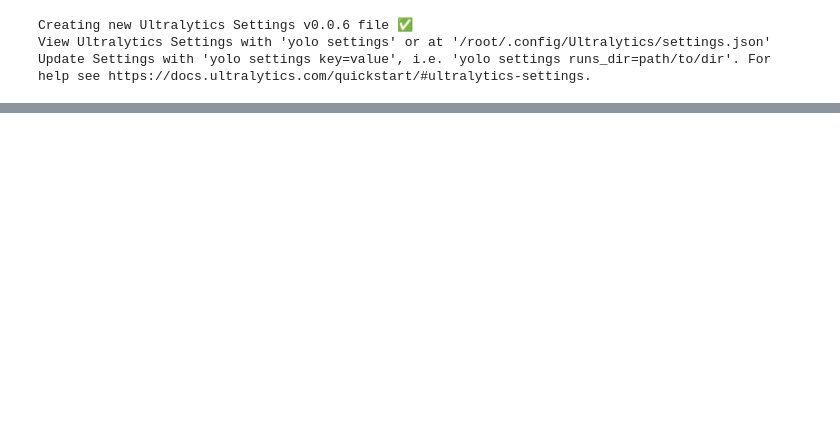
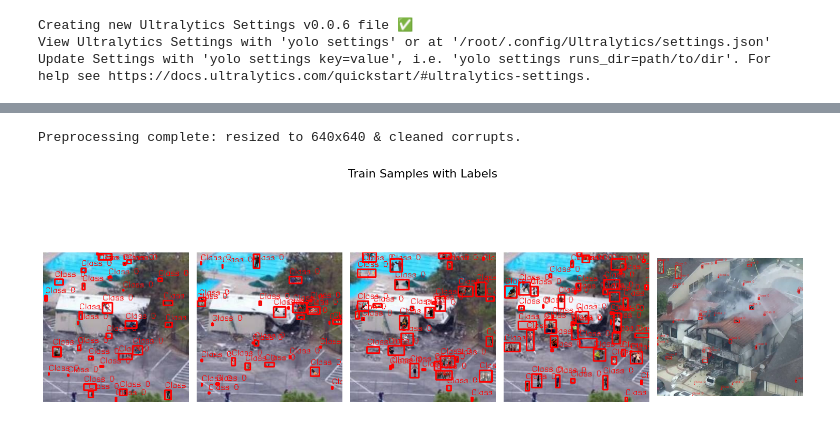
Before and after one commit to jeeviraj2005/vicitm-detection, a Jupyter notebook: composite-dataset.ipynb, the cells around one changed output, grey strips where cells are left out. Drawn from its saved outputs; the diff is of its cells as text; code cells hidden in the pictures; blank space fills up the shorter version.

```diff
--- a/composite-dataset.ipynb
+++ b/composite-dataset.ipynb
@@ -47,0 +149,67 @@ Update Settings with 'yolo settings key=value', i.e. 'yolo settings runs_dir=pat
+# %%
+from tqdm import tqdm
+
+def preprocess_images(image_dir):
+    for img_path in tqdm(glob.glob(f"{image_dir}/*.jpg")):
+        try:
+            img = cv2.imread(img_path)
+            if img is None:
+                os.remove(img_path)
+                continue
+            img_resized = cv2.resize(img, (640, 640))
+            cv2.imwrite(img_path, img_resized)
+        except:
+            os.remove(img_path)
+
+preprocess_images("/kaggle/input/c2a-dataset/C2A_Dataset/new_dataset3/train/images")
+preprocess_images("/kaggle/input/c2a-dataset/C2A_Dataset/new_dataset3/val/images")
+preprocess_images("/kaggle/input/c2a-dataset/C2A_Dataset/new_dataset3/test/images")
+
+print("Preprocessing complete: resized to 640x640 & cleaned corrupts.")
+# %% [output]
+Preprocessing complete: resized to 640x640 & cleaned corrupts.
+# %%
+import os
+import glob
+import cv2
+import matplotlib.pyplot as plt
+
+def show_samples_with_labels(image_dir, label_dir, title):
+    image_paths = sorted(glob.glob(f"{image_dir}/*.*"))
+    plt.figure(figsize=(15, 6))
+    plt.suptitle(title, fontsize=16)
+
+    for i, img_path in enumerate(image_paths[:5]):
+        img = cv2.imread(img_path)
+        img = cv2.cvtColor(img, cv2.COLOR_BGR2RGB)
+        h, w, _ = img.shape
+
+        # Matching label file (works with .jpg/.png)
+        label_path = os.path.join(label_dir, os.path.splitext(os.path.basename(img_path))[0] + ".txt")
+        if os.path.exists(label_path):
+            with open(label_path, "r") as f:
+                for line in f:
+                    cls, x, y, bw, bh = map(float, line.strip().split())
+                    # Convert YOLO coords to pixels
+                    x1 = int((x - bw / 2) * w)
+                    y1 = int((y - bh / 2) * h)
+                    x2 = int((x + bw / 2) * w)
+                    y2 = int((y + bh / 2) * h)
+                    cv2.rectangle(img, (x1, y1), (x2, y2), (255, 0, 0), 2)
+                    cv2.putText(img, f"Class {int(cls)}", (x1, max(y1 - 5, 15)),
+                                cv2.FONT_HERSHEY_SIMPLEX, 0.5, (255, 0, 0), 1)
+
+        plt.subplot(1, 5, i+1)
+        plt.imshow(img)
+        plt.axis("off")
+    plt.tight_layout()
+    plt.show()
+
+
+# Paths
+base_path = "/kaggle/input/c2a-dataset/C2A_Dataset/new_dataset3"
+
+# Row 1: Just images
+show_samples_with_labels(f"{base_path}/train/images", f"{base_path}/train/labels", "Train Samples with Labels")
+# %% [output]
+[figure, added]
```
Also changed, not shown: parts of 11 cells of this notebook.
